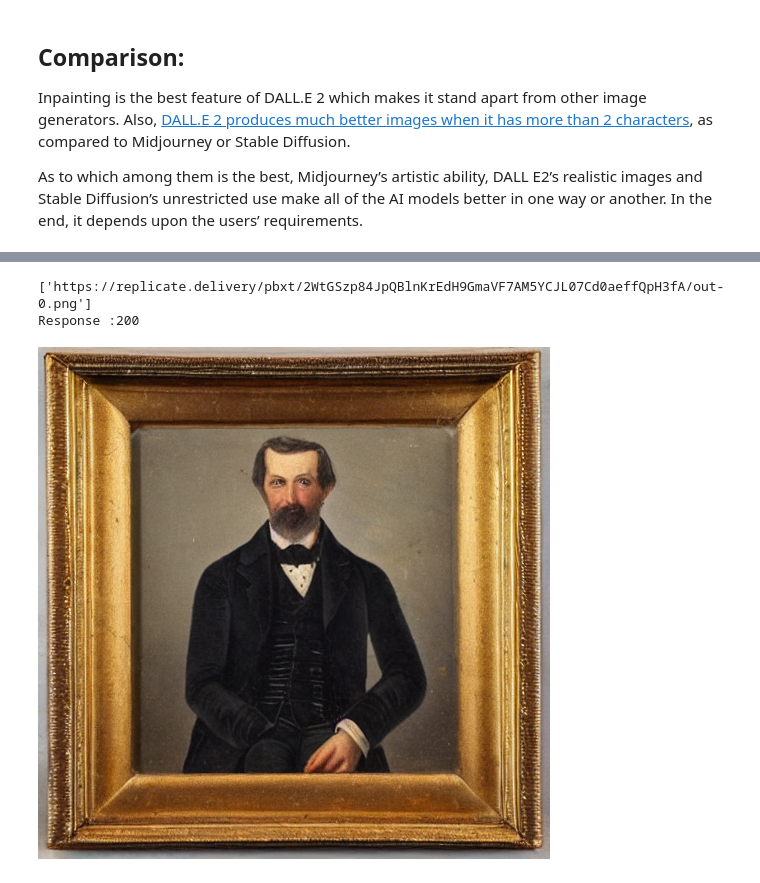
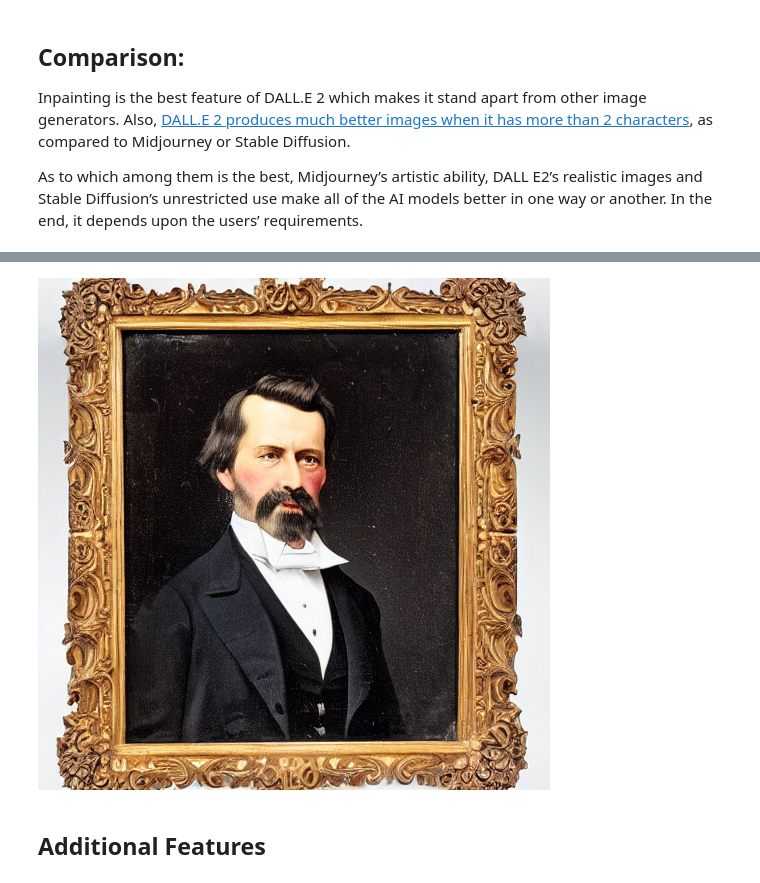
Before and after one commit to olokobayusuf/cv-forum-2022-q4, a Jupyter notebook: 03-generative-techniques.ipynb, the cells around one changed output, grey strips where cells are left out. Cells and saved outputs as stored; diff of their text form; code cells hidden in the pictures.

```diff
--- a/03-generative-techniques.ipynb
+++ b/03-generative-techniques.ipynb
@@ -120,0 +123,2 @@ As to which among them is the best, Midjourney’s artistic ability, DALL E2’s
+# %%
+prompt="a 19th century portrait of a man in a suit and tie"
@@ -121,23 +149,23 @@ As to which among them is the best, Midjourney’s artistic ability, DALL E2’s
 # %%
-#Try it out:
 import replicate
 import os
 import requests
 from PIL import Image
 import requests
 from io import BytesIO
 
+
 os.environ["REPLICATE_API_TOKEN"] = "d9aac0d736a85073d8fe45a8d4a1c30e1ea4485e"
 model = replicate.models.get("stability-ai/stable-diffusion")
-img = model.predict(prompt="a 19th century portrait of a gentleman")
+img = model.predict(prompt=prompt)
 header = {'User-Agent': 'Mozilla/5.0 (Macintosh; Intel Mac OS X 10.15; rv:88.0) Gecko/20100101 Firefox/88.0'}
 response = requests.get(img[0], headers=header)
 img = Image.open(BytesIO(response.content))
 img
 # %% [output]
-['https://replicate.delivery/pbxt/2WtGSzp84JpQBlnKrEdH9GmaVF7AM5YCJL07Cd0aeffQpH3fA/out-0.png']
-Response :200
-[figure, old version]
+[figure, new version]
+# %% [markdown]
+## Additional Features
 # %% [markdown]
 ![hvs](media/image2image.png)
 ![hvs](media/inpainting.png)
```
Also changed, not shown: parts of 11 cells of this notebook.
